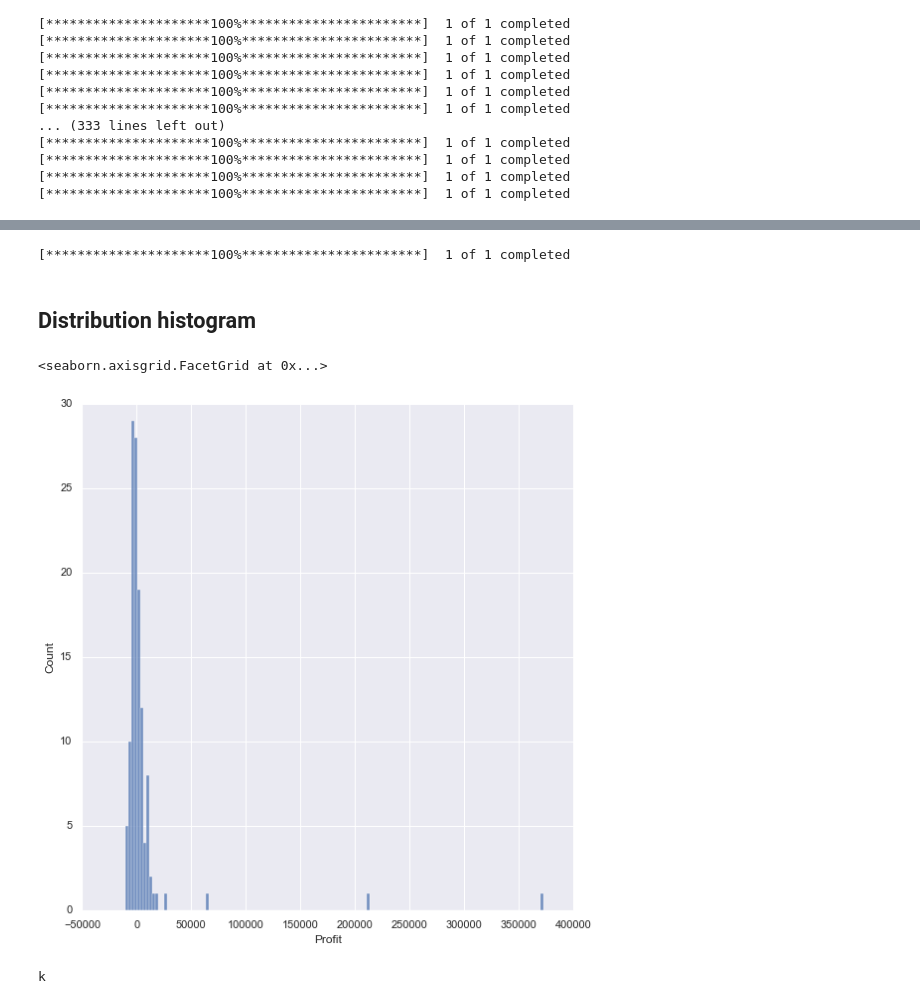
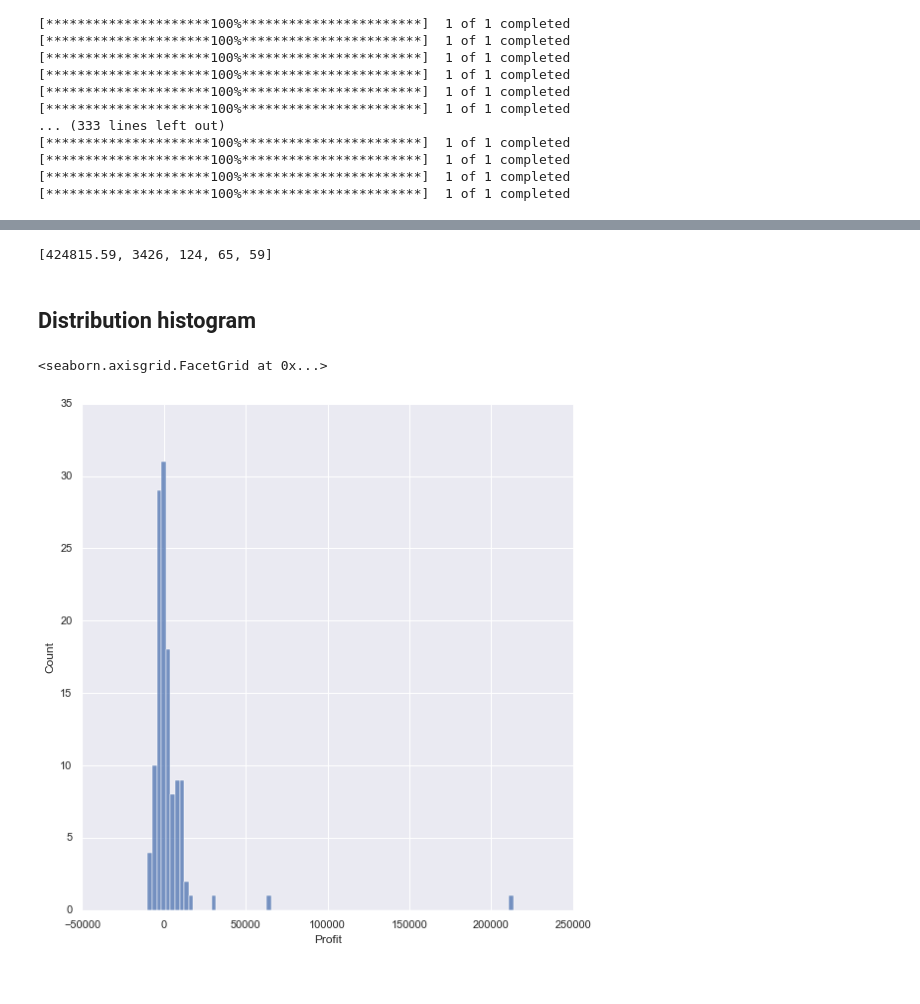
Before and after one commit to volry/Stocks-PF-stategy, a Jupyter notebook: Stocks-PF-strategy.ipynb, the cells around one changed output, grey strips where cells are left out. Cells and saved outputs as stored; diff of their text form; code cells hidden in the pictures.

```diff
--- a/Stocks-PF-strategy.ipynb
+++ b/Stocks-PF-strategy.ipynb
@@ -93,7 +93,7 @@ class StockBalance():
         if self.market_value>0:
 
         # check is it time to close position
-            if (curentdate-datefromlist)>datetime.timedelta(160):
+            if (curentdate-datefromlist)>=datetime.timedelta(160):
                 return True
 
             #if lastdate==curentdate: # if we reached last row
@@ -188,7 +188,7 @@ for i in range(len(list_stocks)): # потім прописати весь сп
         wdf.at[index,'VolumePoten']= mystock.volume_pot
 
         # looking for opening signal
-        if (mystock.market_value ==0) & ((index-datefromlist)<datetime.timedelta(150)): #  if we haven't opened position and we have 150 days
+        if (mystock.market_value ==0) & ((index-datefromlist)<=datetime.timedelta(150)): #  if we haven't opened position and we have 150 days
 
             if row['volsignal'] & row['TradeAfterDaysSig'] & row['GreenCandleSig'] & row['HighGrowPrevClose']:  # if Volume > than AvgVolume and green candle and high more then
                 if row["Close"]>price_filter: # if price for opening is bigger than limit - please skip it
@@ -203,7 +203,7 @@ for i in range(len(list_stocks)): # потім прописати весь сп
 
         # the next day after signal appear we check condition in order to open position
         # if all conditions suit - we continue to collect positions
-        if (status ==0) & (openPosStatus == True) & (mystock.is_full()==False) & ((index-datefromlist)<datetime.timedelta(150)) :
+        if (status ==0) & (openPosStatus == True) & (mystock.is_full()==False) & ((index-datefromlist)<=datetime.timedelta(150)) :
             #
             # calc how many money we need to collect
             # how much capital we need
@@ -330,19 +330,19 @@ for i in range(len(list_stocks)): # потім прописати весь сп
 stock_df = pd.DataFrame(stock_res, columns = ['Stock','Profit','siteDay_CurDate','ProfitTrades','LossTrades'])
 stock_df = stock_df.loc[stock_df['Profit']!=0]
 
-stock_df.loc['Total'] = stock_df.sum(numeric_only=True) # add Total substring
+#stock_df.loc['Total'] = stock_df.sum(numeric_only=True) # add Total substring
 
 
 df_day = pd.DataFrame(df_data )
 df_day.index.name ="Date"
 df_day = df_day.loc[df_day['Profit']!=0] # remove 0 values
-
-# clean -10 000 error
-df_day = df_day.loc[df_day['Profit']!=-10000] # cleaning errors in two stocks
-stock_df = stock_df.loc[stock_df['Profit']!=10000]
-
 df_day = df_day.groupby([df_day.index.date]).sum() # групуємо по даті
 df_day.sort_index()
+
+#total analysis
+#total, avg, countTrades, profitCount, lossCount
+tot_analysis = [stock_df['Profit'].sum(), round(stock_df['Profit'].mean()), len(stock_df['Profit']), len(stock_df[stock_df['Profit']>0]),len(stock_df[stock_df['Profit']<0])]
+anal_df = pd.DataFrame(tot_analysis, index = ['total','avg','countTrades','profitCount','lossCount'])
 
 
 with pd.ExcelWriter("outputFiles/output.xlsx") as writer:
@@ -352,3 +352,4 @@ with pd.ExcelWriter("outputFiles/output.xlsx") as writer:
     df_output.to_excel(writer, sheet_name="full_B")
     df_day.to_excel(writer, sheet_name="by date")
     stock_df.to_excel(writer, sheet_name="statByStock")
+    anal_df.to_excel(writer, sheet_name="TotalStat")
@@ -355,16 +368,16 @@ with pd.ExcelWriter("outputFiles/output.xlsx") as writer:
 # %%
-testDF = yf.download("HGEN", "2022-08-04", "2023-02-01",back_adjust=True)
+df_analysis
 # %% [output]
-[*********************100%***********************]  1 of 1 completed
+[424815.59, 3426, 124, 65, 59]
 # %% [markdown]
 ## Distribution histogram
 # %%
-
+stock_df =stock_df.loc[stock_df['siteDay_CurDate']!=""]
 sns.displot(stock_df,x='Profit',height=8)
 # %% [output]
 <seaborn.axisgrid.FacetGrid at 0x...>
-[figure, old version]
+[figure, new version]
 # %%
+
+testticker = yf.Ticker("SXTC")
-# %% [output]
-k
 # %%
```
Also changed, not shown: parts of 4 cells of this notebook.
